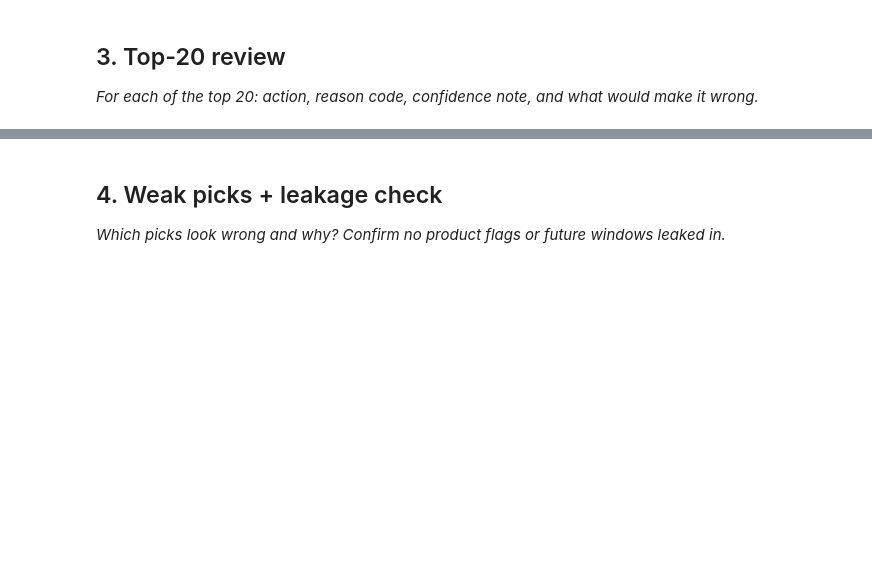
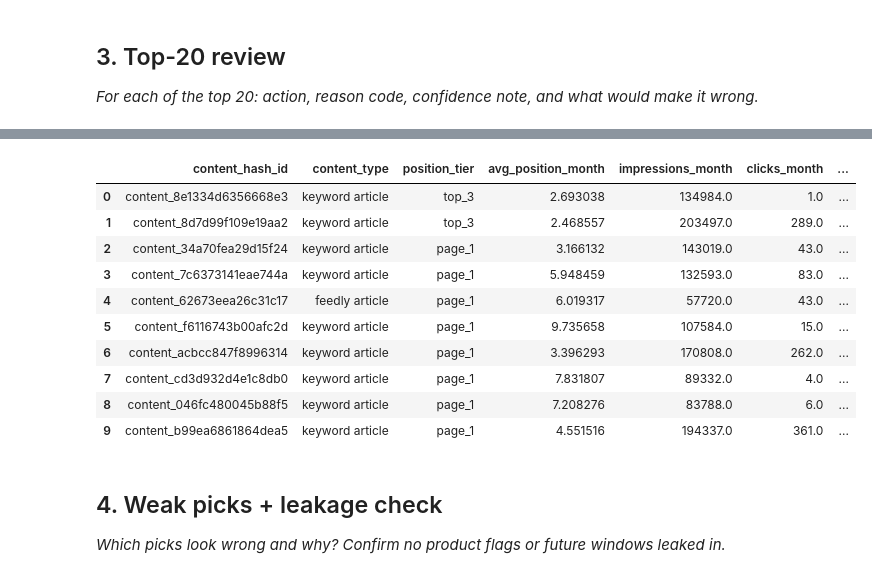
Before and after one commit to Abdulm111/ML-Assignement01, a Jupyter notebook: work/notebooks/w04_baseline_score.ipynb, the cells around one changed output, grey strips where cells are left out. Drawn from its saved outputs; the diff is of its cells as text; code cells hidden in the pictures; blank space fills up the shorter version.

```diff
--- a/work/notebooks/w04_baseline_score.ipynb
+++ b/work/notebooks/w04_baseline_score.ipynb
@@ -27,6 +228,23 @@ This skeleton is yours to fill. Work the sections **in order** — each one has
 # %%
 # This cell is for CODE (numbers, a query, a check).
 # Write your text answer in the cell ABOVE this one — typing sentences here breaks Run All.
+top10 = queue.head(10)[["content_hash_id", "content_type", "position_tier",
+                         "avg_position_month", "impressions_month", "clicks_month",
+                         "ctr", "expected_ctr", "score", "reason_code", "action"]]
+top10["low_confidence"] = top10["clicks_month"] < 20
+top10
+# %% [output]
+|  | content_hash_id | content_type | position_tier | avg_position_month | impressions_month | clicks_month | ... |
+| 0 | content_8e1334d6356668e3 | keyword article | top_3 | 2.693038 | 134984.0 | 1.0 | ... |
+| 1 | content_8d7d99f109e19aa2 | keyword article | top_3 | 2.468557 | 203497.0 | 289.0 | ... |
+| 2 | content_34a70fea29d15f24 | keyword article | page_1 | 3.166132 | 143019.0 | 43.0 | ... |
+| 3 | content_7c6373141eae744a | keyword article | page_1 | 5.948459 | 132593.0 | 83.0 | ... |
+| 4 | content_62673eea26c31c17 | feedly article | page_1 | 6.019317 | 57720.0 | 43.0 | ... |
+| 5 | content_f6116743b00afc2d | keyword article | page_1 | 9.735658 | 107584.0 | 15.0 | ... |
+| 6 | content_acbcc847f8996314 | keyword article | page_1 | 3.396293 | 170808.0 | 262.0 | ... |
+| 7 | content_cd3d932d4e1c8db0 | keyword article | page_1 | 7.831807 | 89332.0 | 4.0 | ... |
+| 8 | content_046fc480045b88f5 | keyword article | page_1 | 7.208276 | 83788.0 | 6.0 | ... |
+| 9 | content_b99ea6861864dea5 | keyword article | page_1 | 4.551516 | 194337.0 | 361.0 | ... |
 # %% [markdown]
 ## 4. Weak picks + leakage check
 
```
Also changed, not shown: parts of 12 cells of this notebook.
